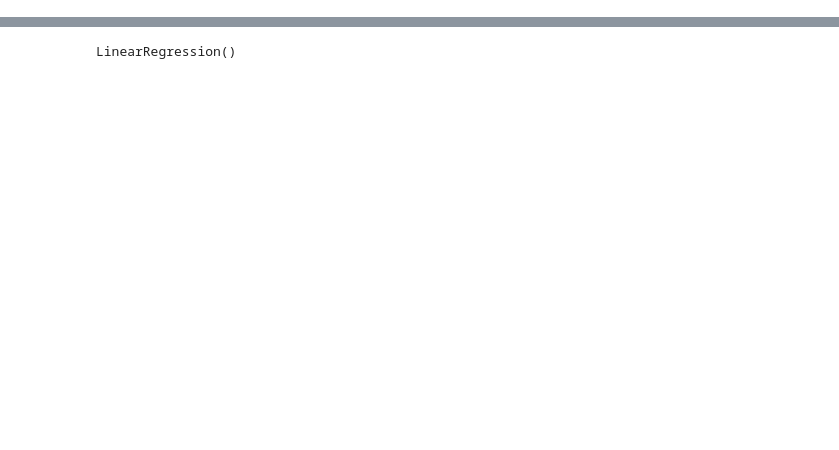
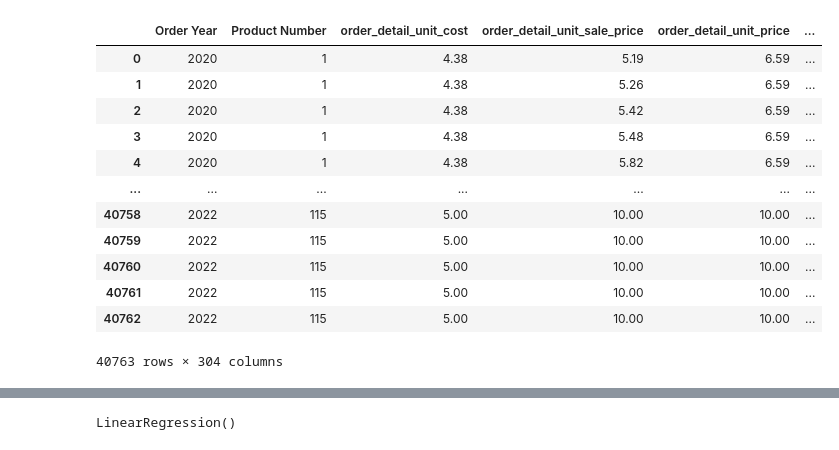
Before and after one commit to robbertsteggerda/deds_week_2, a Jupyter notebook: Week 8/regressie.ipynb, the cells around one changed output, grey strips where cells are left out. Drawn from its saved outputs; the diff is of its cells as text; code cells hidden in the pictures; blank space fills up the shorter version.

```diff
--- a/Week 8/regressie.ipynb
+++ b/Week 8/regressie.ipynb
@@ -6,48 +6,78 @@ import pandas as pd
 import numpy as np
 import pyodbc
 import sqlite3
 from sklearn.model_selection import train_test_split
 from sklearn.linear_model import LinearRegression
 from sklearn import linear_model
 from sklearn.metrics import mean_squared_error, mean_absolute_error, mean_absolute_percentage_error
 import matplotlib.pyplot as plt
 
 DB = {"servername": "localhost\SQLEXPRESS",
       "database": "greatoutdoors"}
 
 export_conn = pyodbc.connect('DRIVER={SQL Server};SERVER=' + DB['servername'] +
                              ';DATABASE=' + DB['database'] + ';Trusted_Connection=yes')
 
 export_cursor = export_conn.cursor()
 
 
 orders = pd.read_sql_query("SELECT * FROM orders;", export_conn)
+products = pd.read_sql_query("SELECT * FROM Product;", export_conn)
+product_type = pd.read_sql_query("SELECT * FROM product_type;", export_conn)
+order_method = pd.read_sql_query("SELECT * FROM order_method;", export_conn)
+country = pd.read_sql_query("SELECT * FROM country;", export_conn)
+
+retailer_site = pd.read_sql_query("SELECT * FROM retailer_site;", export_conn)
+
+orders = orders.merge(right=products, how="inner", left_on= "order_detail_product_number",right_on="PRODUCT_NUMBER").merge(right=product_type, how='inner', on="PRODUCT_TYPE_CODE").merge(right=retailer_site, how='inner', left_on="retailer_site_code", right_on="RETAILER_SITE_CODE").merge(order_method, left_on="order_method_code", right_on="order_method_code", how="inner").merge(country,left_on="COUNTRY_code", right_on="COUNTRY_CODE", how="inner")
+# p = pd.merge(left=orders, right=retailer_site, left_on="retailer_site_code", right_on="RETAILER_SITE_code", how="inner")
+product_quantities_yearly = orders.groupby(['order_year', 'order_detail_product_number', 'order_detail_unit_cost', 'order_detail_unit_sale_price', 'order_detail_unit_price', "retailer_site_code", "MARGIN_NUMBER", "PRODUCTION_COST_NUMBER", "PRODUCT_TYPE_EN", "RETAILER_TYPE_EN", "PRODUCT_LINE_NAME", "CITY_name", "order_method_name", "COUNTRY_EN"])['order_detail_quantity'].sum().reset_index()
+
+product_quantities_yearly.columns =        ['Order Year', 'Product Number',              'order_detail_unit_cost', 'order_detail_unit_sale_price', 'order_detail_unit_price', "retailer_site_code", "MARGIN_NUMBER", "PRODUCTION_COST_NUMBER", "PRODUCT_TYPE_EN", "RETAILER_TYPE_EN", "PRODUCT_LINE_NAME", "CITY_name", "order_method_name", "COUNTRY_EN", 'Total Quantity Sold']
+
+dummies_frame = pd.get_dummies(product_quantities_yearly.loc[:, ['PRODUCT_TYPE_EN', 'RETAILER_TYPE_EN', "PRODUCT_LINE_NAME", "CITY_name", "order_method_name", "COUNTRY_EN"]])
+
+product_quantities_yearly = pd.concat([product_quantities_yearly, dummies_frame], axis=1)
+
+product_quantities_yearly = product_quantities_yearly.drop(["PRODUCT_TYPE_EN", "RETAILER_TYPE_EN", "PRODUCT_LINE_NAME", "CITY_name", "order_method_name", "COUNTRY_EN"], axis=1)
+
+# # Afhankelijk - wat we willen voorspellen
+# # Onafhankelijk - op basis van wat we willen voorspellen
 
 
 
-product_quantities_yearly = orders.groupby(['order_year', 'order_month', 'order_detail_product_number', 'sales_branch_code','order_detail_unit_cost', 'order_detail_unit_sale_price',  'order_method_code'])['order_detail_quantity'].sum().reset_index()
+# # X_train = Kolommen waarop je wilt trainen
+# # X_test = Kolommen zoals x train
 
-product_quantities_yearly.columns = ['Order Year',  'order_month', 'Product Number', 'sales_branch_code', 'order_detail_unit_cost','order_detail_unit_sale_price', 'Order Method Code', 'Total Quantity Sold']
+# # Y train = Resultaat die je wilt voorspellen
+# # Y_test = Resultaat zoals y train
 
-# pd.set_option('max_row', None)
-pd.set_option('display.max_rows', 50)
-product_quantities_yearly # Onze dataset!
-
-# Afhankelijk - wat we willen voorspellen
-# Onafhankelijk - op basis van wat we willen voorspellen
+X = product_quantities_yearly.drop('Total Quantity Sold', axis=1)
+y = product_quantities_yearly.loc[:, ['Total Quantity Sold']]
 
 
 
-# X_train = Kolommen waarop je wilt trainen
-# X_test = Kolommen zoals x train
+# pd.get_option('display.max_rows')
 
-# Y train = Resultaat die je wilt voorspellen
-# Y_test = Resultaat zoals y train
-
-X = product_quantities_yearly.drop('Total Quantity Sold', axis=1)
-y = product_quantities_yearly.loc[:, ['Total Quantity Sold']]
 # X
 # y
+product_quantities_yearly # Onze dataset!
+# orders
+# dummies_frame
+# %% [output]
+|  | Order Year | Product Number | order_detail_unit_cost | order_detail_unit_sale_price | order_detail_unit_price | ... |
+| 0 | 2020 | 1 | 4.38 | 5.19 | 6.59 | ... |
+| 1 | 2020 | 1 | 4.38 | 5.26 | 6.59 | ... |
+| 2 | 2020 | 1 | 4.38 | 5.42 | 6.59 | ... |
+| 3 | 2020 | 1 | 4.38 | 5.48 | 6.59 | ... |
+| 4 | 2020 | 1 | 4.38 | 5.82 | 6.59 | ... |
+| ... | ... | ... | ... | ... | ... | ... |
+| 40758 | 2022 | 115 | 5.00 | 10.00 | 10.00 | ... |
+| 40759 | 2022 | 115 | 5.00 | 10.00 | 10.00 | ... |
+| 40760 | 2022 | 115 | 5.00 | 10.00 | 10.00 | ... |
+| 40761 | 2022 | 115 | 5.00 | 10.00 | 10.00 | ... |
+| 40762 | 2022 | 115 | 5.00 | 10.00 | 10.00 | ... |
+40763 rows × 304 columns
 # %%
 X_train, X_test, y_train, y_test = train_test_split(
     X,
```
Also changed, not shown: parts of 8 cells of this notebook, 3 other files.
